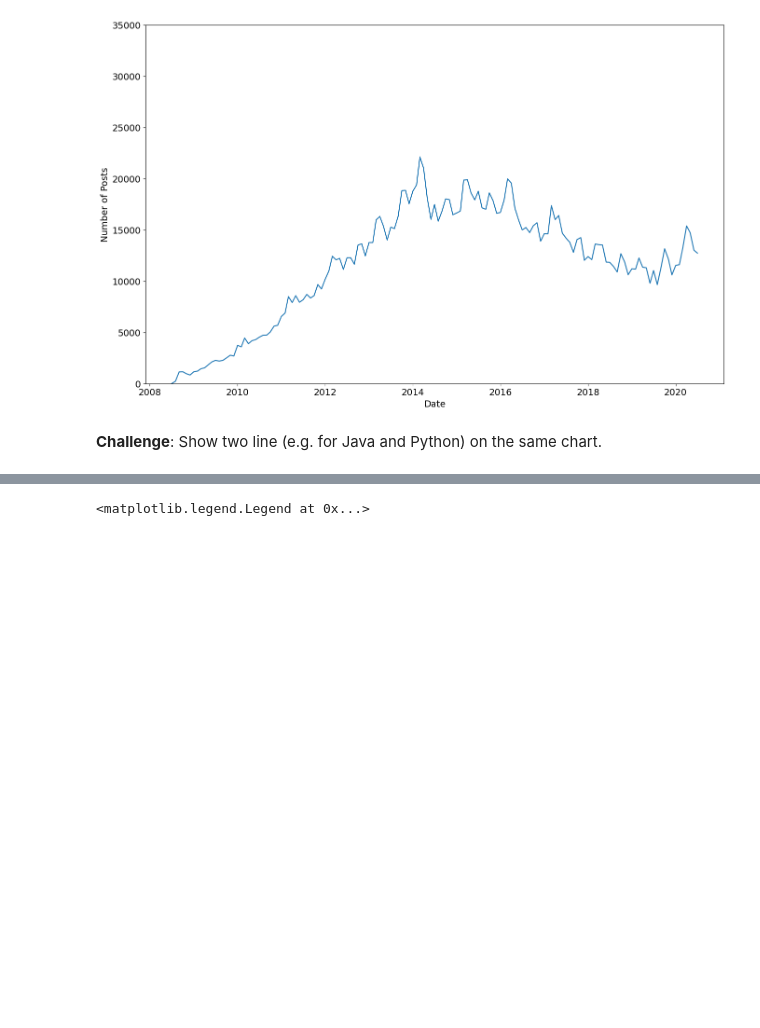
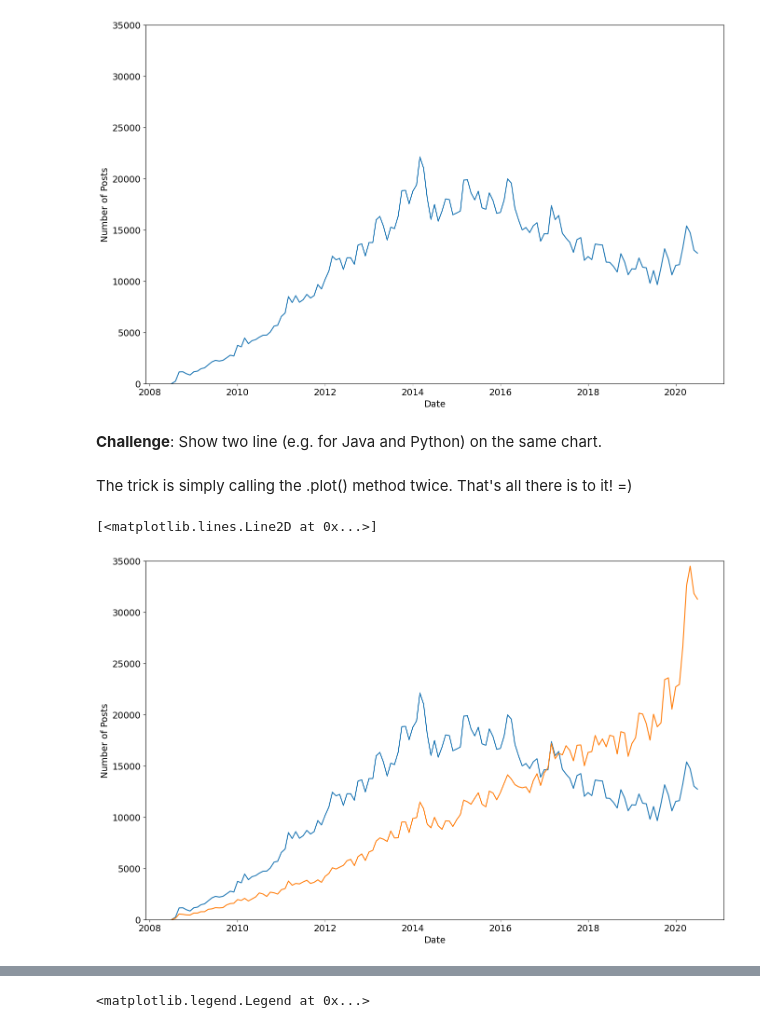
Before and after one commit to aprajeeta10/python-projects, a Jupyter notebook: Programming_Languages_(start).ipynb, the cells around one changed output, grey strips where cells are left out. Saved outputs shown, nothing was run; the diff lists cells and outputs as text; code cells hidden in the pictures; blank space fills up the shorter version.

```diff
--- a/Programming_Languages_(start).ipynb
+++ b/Programming_Languages_(start).ipynb
@@ -183,6 +190,8 @@ swift         135
 dtype: int64
 # %%
 reshaped_df.fillna(0, inplace=True)
+# %%
+reshaped_df = reshaped_df.fillna(0)
 # %%
 reshaped_df.head()
 # %% [output]
@@ -219,3 +228,18 @@ plt.plot(reshaped_df.index, reshaped_df.java)
 [figure]
 # %% [markdown]
 **Challenge**: Show two line (e.g. for Java and Python) on the same chart.
+# %% [markdown]
+The trick is simply calling the .plot() method twice. That's all there is to it! =)
+# %%
+plt.figure(figsize=(16,10)) # make chart larger
+plt.xticks(fontsize=14)
+plt.yticks(fontsize=14)
+plt.xlabel('Date', fontsize=14)
+plt.ylabel('Number of Posts', fontsize=14)
+plt.ylim(0, 35000)
+
+plt.plot(reshaped_df.index, reshaped_df.java)
+plt.plot(reshaped_df.index, reshaped_df.python) # Tadah!
+# %% [output]
+[<matplotlib.lines.Line2D at 0x...>]
+[figure, added]
```
Also changed, not shown: parts of 9 cells of this notebook.
